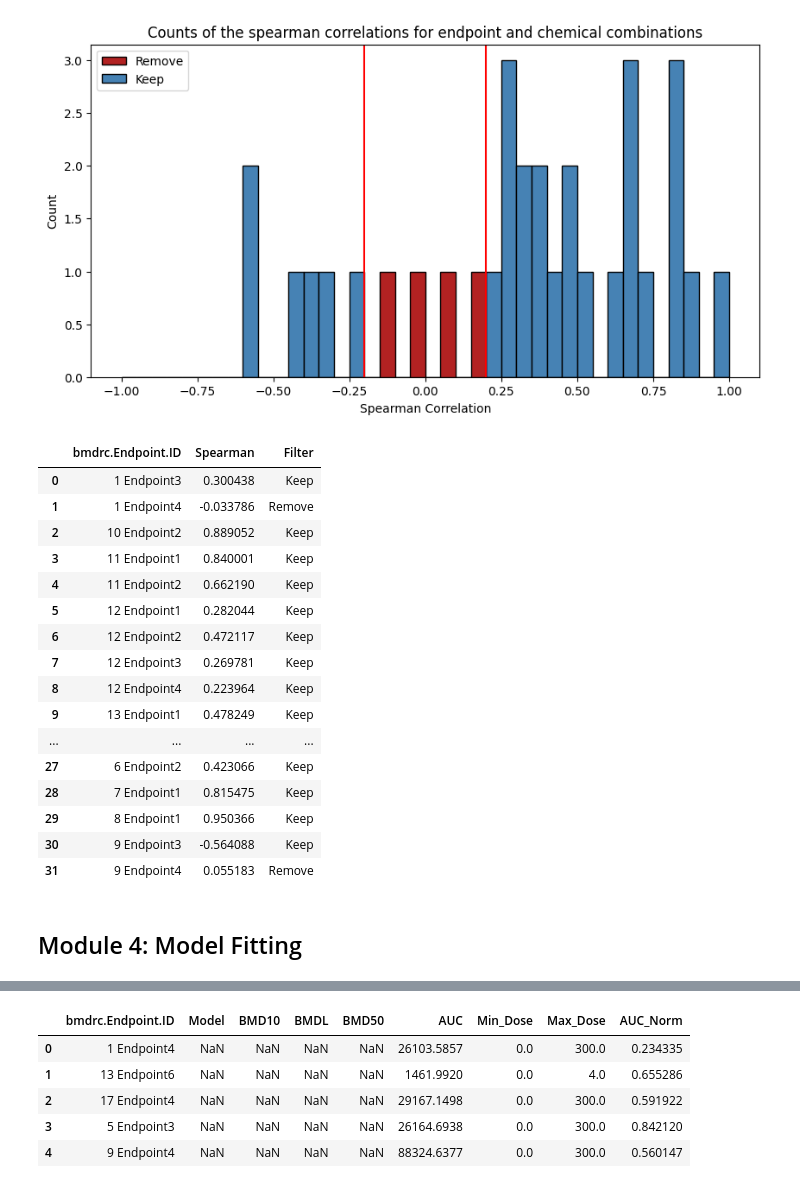
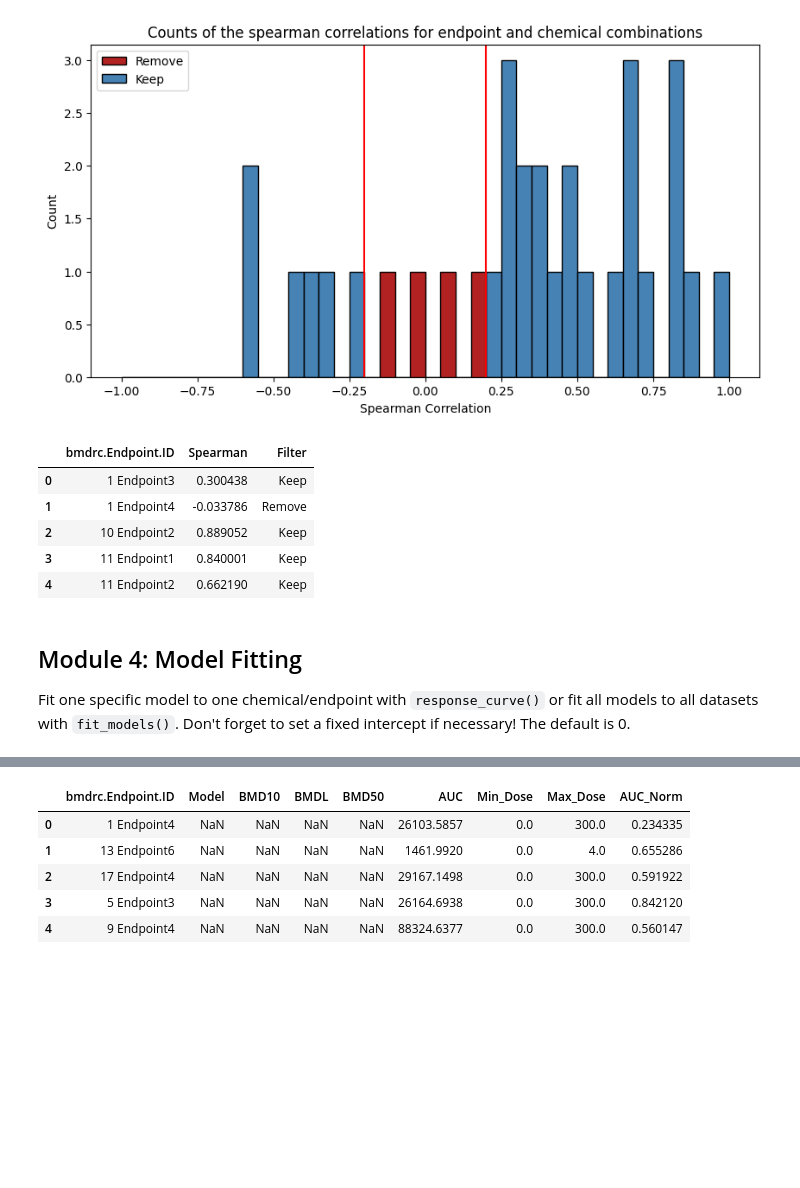
Before and after one commit to PNNL-CompBio/bmdrc, a Jupyter notebook: vignettes/Continuous Class Example.ipynb, the cells around one changed output, grey strips where cells are left out. Saved outputs shown, nothing was run; the diff lists cells and outputs as text; code cells hidden in the pictures; blank space fills up the shorter version.

Commit message:
Finished model fitting module

```diff
--- a/vignettes/Continuous Class Example.ipynb
+++ b/vignettes/Continuous Class Example.ipynb
@@ -97,27 +97,18 @@ con.filter_correlation_score_plot
 # %% [output]
 [figure]
 # %%
-con.filter_correlation_score_df
+con.filter_correlation_score_df.head()
 # %% [output]
 |  | bmdrc.Endpoint.ID | Spearman | Filter |
 | 0 | 1 Endpoint3 | 0.300438 | Keep |
 | 1 | 1 Endpoint4 | -0.033786 | Remove |
 | 2 | 10 Endpoint2 | 0.889052 | Keep |
 | 3 | 11 Endpoint1 | 0.840001 | Keep |
 | 4 | 11 Endpoint2 | 0.662190 | Keep |
-| 5 | 12 Endpoint1 | 0.282044 | Keep |
-| 6 | 12 Endpoint2 | 0.472117 | Keep |
-| 7 | 12 Endpoint3 | 0.269781 | Keep |
-| 8 | 12 Endpoint4 | 0.223964 | Keep |
-| 9 | 13 Endpoint1 | 0.478249 | Keep |
-| ... | ... | ... | ... |
-| 27 | 6 Endpoint2 | 0.423066 | Keep |
-| 28 | 7 Endpoint1 | 0.815475 | Keep |
-| 29 | 8 Endpoint1 | 0.950366 | Keep |
-| 30 | 9 Endpoint3 | -0.564088 | Keep |
-| 31 | 9 Endpoint4 | 0.055183 | Remove |
 # %%
 # Apply the filter with defaults
 con.filter_correlation_score(score = 0.2, apply = True, direction = "between")
 # %% [markdown]
 ## Module 4: Model Fitting
+
+Fit one specific model to one chemical/endpoint with `response_curve()` or fit all models to all datasets with `fit_models()`. Don't forget to set a fixed intercept if necessary! The default is 0.
```
Also changed, not shown: parts of 9 cells of this notebook, 5 other files.
